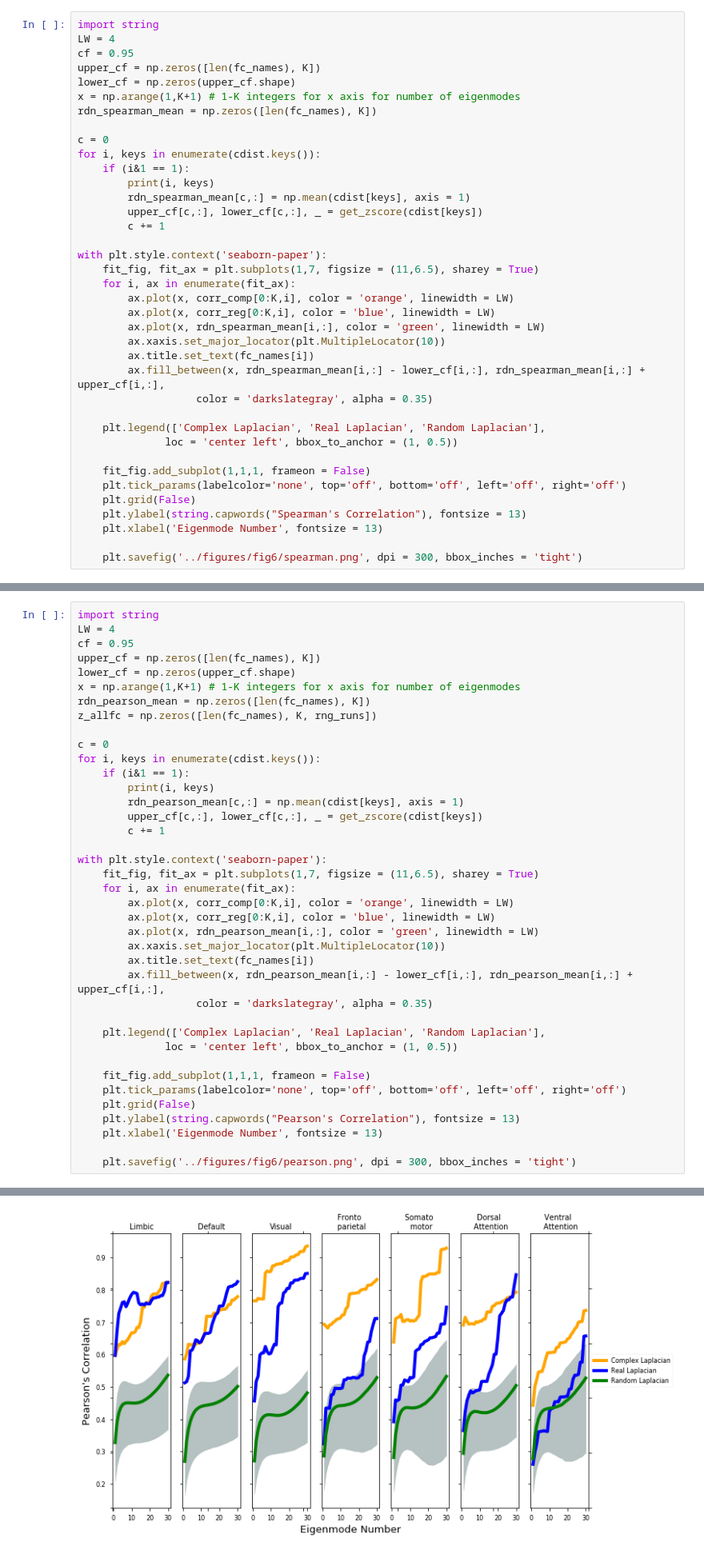
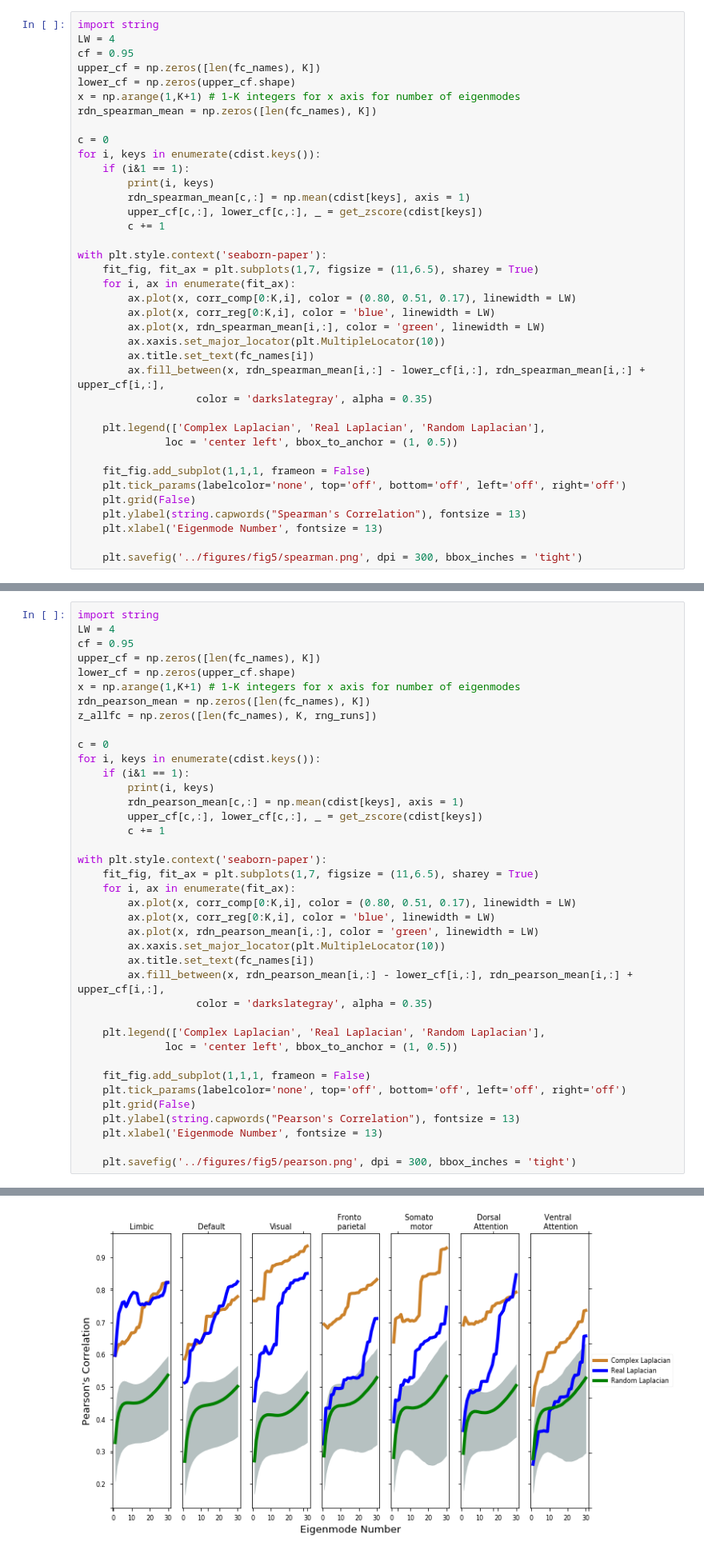
Before and after one commit to axiezai/complex_laplacian, a Jupyter notebook: notebooks/regular_random_laplacian.ipynb, the cells around one changed output, grey strips where cells are left out. Shown at 80% size. Drawn from its saved outputs; the diff is of its cells as text.

```diff
--- a/notebooks/regular_random_laplacian.ipynb
+++ b/notebooks/regular_random_laplacian.ipynb
@@ -351,7 +351,7 @@ for i, keys in enumerate(cdist.keys()):
 with plt.style.context('seaborn-paper'):
     fit_fig, fit_ax = plt.subplots(1,7, figsize = (11,6.5), sharey = True)
     for i, ax in enumerate(fit_ax):
-        ax.plot(x, corr_comp[0:K,i], color = 'orange', linewidth = LW)
+        ax.plot(x, corr_comp[0:K,i], color = (0.80, 0.51, 0.17), linewidth = LW)
         ax.plot(x, corr_reg[0:K,i], color = 'blue', linewidth = LW)
         ax.plot(x, rdn_spearman_mean[i,:], color = 'green', linewidth = LW)
         ax.xaxis.set_major_locator(plt.MultipleLocator(10))
@@ -368,7 +368,7 @@ with plt.style.context('seaborn-paper'):
     plt.ylabel(string.capwords("Spearman's Correlation"), fontsize = 13)
     plt.xlabel('Eigenmode Number', fontsize = 13)
 
-    plt.savefig('../figures/fig6/spearman.png', dpi = 300, bbox_inches = 'tight')
+    plt.savefig('../figures/fig5/spearman.png', dpi = 300, bbox_inches = 'tight')
 # %% [output]
 1 limbic_corr
 3 default_corr
@@ -597,36 +597,36 @@ for i, keys in enumerate(cdist.keys()):
         upper_cf[c,:], lower_cf[c,:], _ = get_zscore(cdist[keys])
         c += 1
 
 with plt.style.context('seaborn-paper'):
     fit_fig, fit_ax = plt.subplots(1,7, figsize = (11,6.5), sharey = True)
     for i, ax in enumerate(fit_ax):
-        ax.plot(x, corr_comp[0:K,i], color = 'orange', linewidth = LW)
+        ax.plot(x, corr_comp[0:K,i], color = (0.80, 0.51, 0.17), linewidth = LW)
         ax.plot(x, corr_reg[0:K,i], color = 'blue', linewidth = LW)
         ax.plot(x, rdn_pearson_mean[i,:], color = 'green', linewidth = LW)
         ax.xaxis.set_major_locator(plt.MultipleLocator(10))
         ax.title.set_text(fc_names[i])
         ax.fill_between(x, rdn_pearson_mean[i,:] - lower_cf[i,:], rdn_pearson_mean[i,:] + upper_cf[i,:],
                    color = 'darkslategray', alpha = 0.35)
 
     plt.legend(['Complex Laplacian', 'Real Laplacian', 'Random Laplacian'],
               loc = 'center left', bbox_to_anchor = (1, 0.5))
 
     fit_fig.add_subplot(1,1,1, frameon = False)
     plt.tick_params(labelcolor='none', top='off', bottom='off', left='off', right='off')
     plt.grid(False)
     plt.ylabel(string.capwords("Pearson's Correlation"), fontsize = 13)
     plt.xlabel('Eigenmode Number', fontsize = 13)
 
-    plt.savefig('../figures/fig6/pearson.png', dpi = 300, bbox_inches = 'tight')
+    plt.savefig('../figures/fig5/pearson.png', dpi = 300, bbox_inches = 'tight')
 # %% [output]
 1 limbic_corr
 3 default_corr
 5 visual_corr
 7 front_corr
 9 motor_corr
 11 dorsal_corr
 13 ventral_corr
-[figure, old version]
+[figure, new version]
 # %% [markdown]
 #### Stats:
 
```
Also changed, not shown: parts of 1 cell of this notebook, 4 other files.
